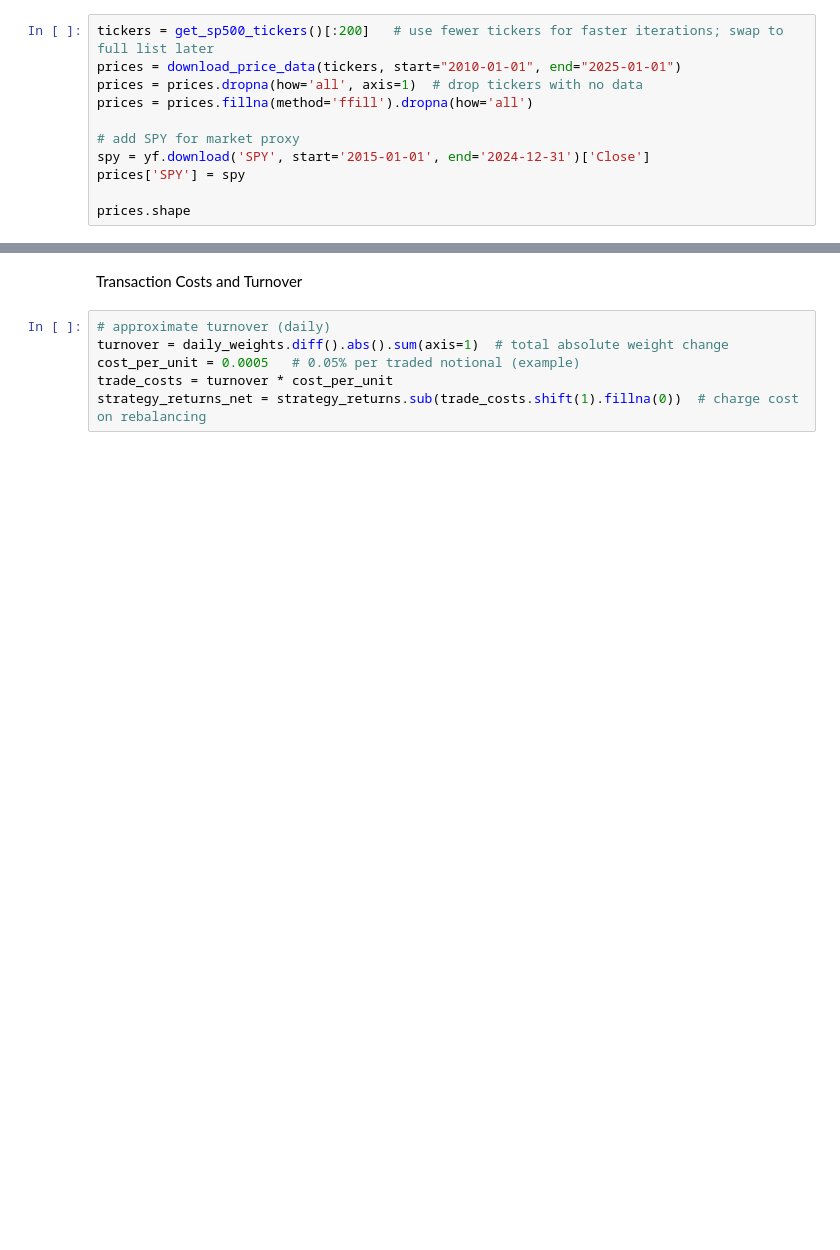
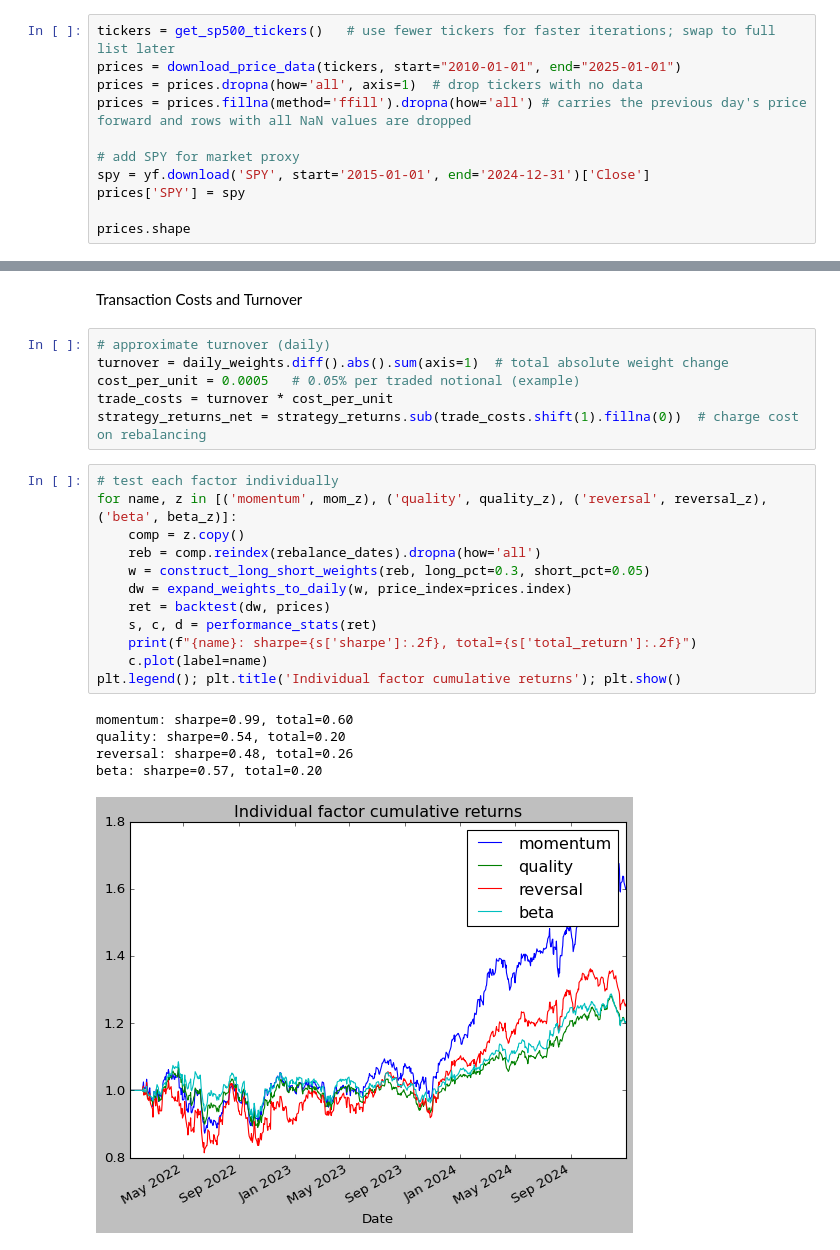
Before and after one commit to ParimahSafarian/factor-investing-backtest, a Jupyter notebook: factor_backtest.ipynb, the cells around one changed output, grey strips where cells are left out. Saved outputs shown, nothing was run; the diff lists cells and outputs as text; blank space fills up the shorter version.

```diff
--- a/factor_backtest.ipynb
+++ b/factor_backtest.ipynb
@@ -16,10 +16,10 @@ plt.style.use('classic')  ###
 # %% [markdown]
 tickers and prices
 # %%
-tickers = get_sp500_tickers()[:200]   # use fewer tickers for faster iterations; swap to full list later
+tickers = get_sp500_tickers()   # use fewer tickers for faster iterations; swap to full list later
 prices = download_price_data(tickers, start="2010-01-01", end="2025-01-01")
 prices = prices.dropna(how='all', axis=1)  # drop tickers with no data
-prices = prices.fillna(method='ffill').dropna(how='all')
+prices = prices.fillna(method='ffill').dropna(how='all') # carries the previous day's price forward and rows with all NaN values are dropped
 
 # add SPY for market proxy
 spy = yf.download('SPY', start='2015-01-01', end='2024-12-31')['Close']
@@ -95,3 +119,21 @@ turnover = daily_weights.diff().abs().sum(axis=1)  # total absolute weight chang
 cost_per_unit = 0.0005   # 0.05% per traded notional (example)
 trade_costs = turnover * cost_per_unit
 strategy_returns_net = strategy_returns.sub(trade_costs.shift(1).fillna(0))  # charge cost on rebalancing
+# %%
+# test each factor individually
+for name, z in [('momentum', mom_z), ('quality', quality_z), ('reversal', reversal_z), ('beta', beta_z)]:
+    comp = z.copy()
+    reb = comp.reindex(rebalance_dates).dropna(how='all')
+    w = construct_long_short_weights(reb, long_pct=0.3, short_pct=0.05)
+    dw = expand_weights_to_daily(w, price_index=prices.index)
+    ret = backtest(dw, prices)
+    s, c, d = performance_stats(ret)
+    print(f"{name}: sharpe={s['sharpe']:.2f}, total={s['total_return']:.2f}")
+    c.plot(label=name)
+plt.legend(); plt.title('Individual factor cumulative returns'); plt.show()
+# %% [output]
+momentum: sharpe=0.99, total=0.60
+quality: sharpe=0.54, total=0.20
+reversal: sharpe=0.48, total=0.26
+beta: sharpe=0.57, total=0.20
+[figure, added]
```
Also changed, not shown: parts of 9 cells of this notebook.
